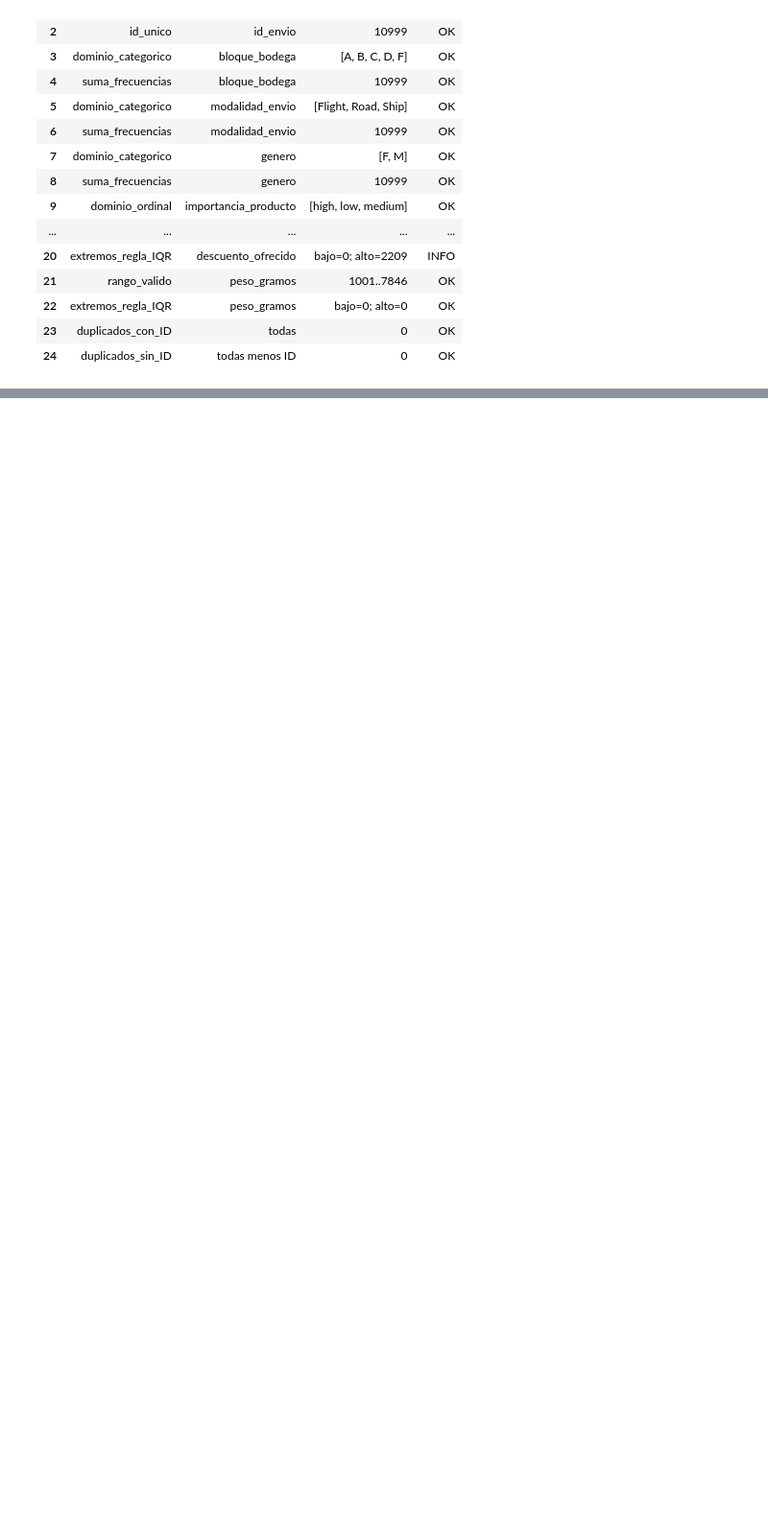
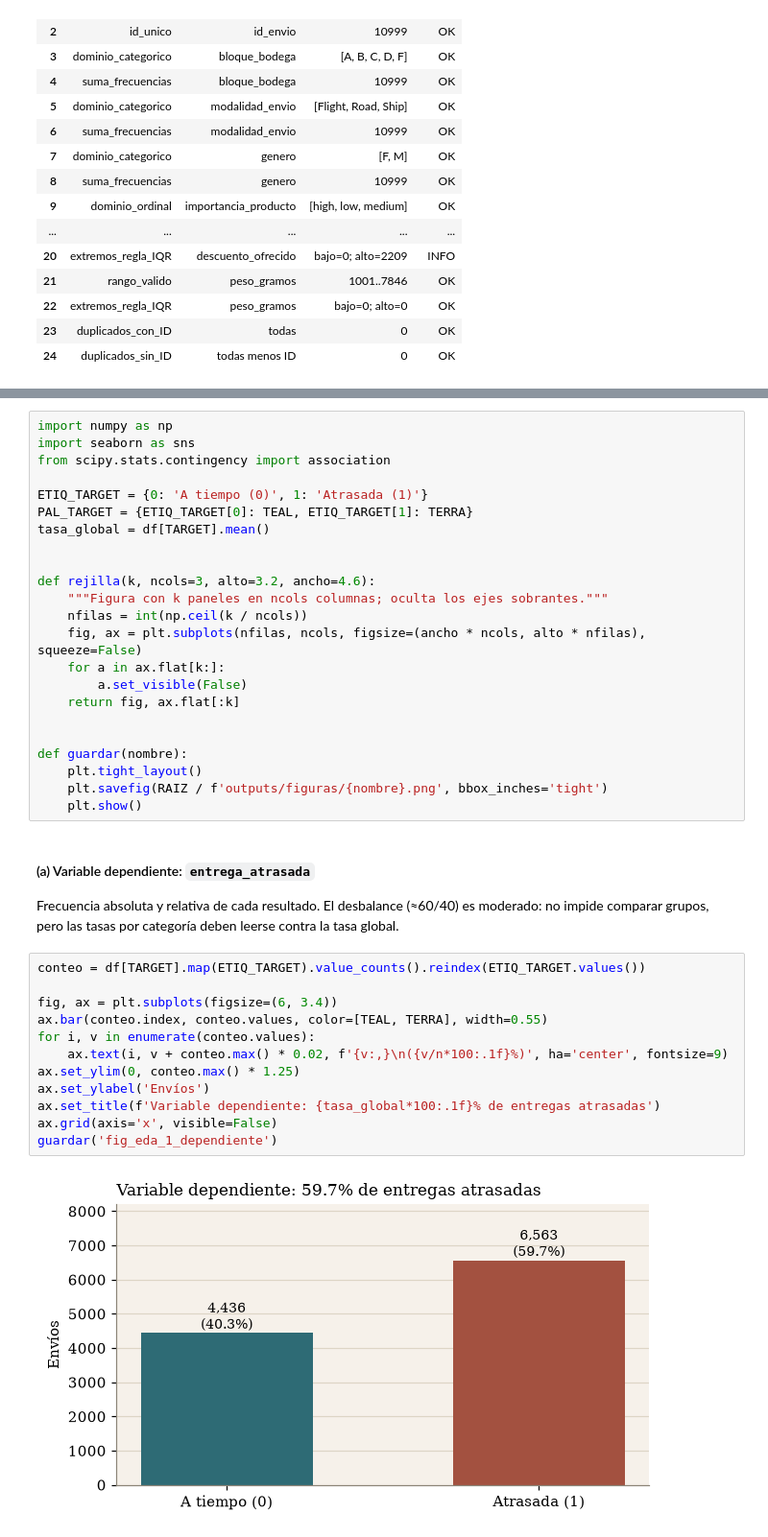
Before and after one commit to joserodriguezc/grupo_1_estadistica_computacional, a Jupyter notebook: notebooks/formativa_1.ipynb, the cells around one changed output, grey strips where cells are left out. Shown at 96% size. Drawn from its saved outputs; the diff is of its cells as text; blank space fills up the shorter version.

```diff
--- a/notebooks/formativa_1.ipynb
+++ b/notebooks/formativa_1.ipynb
@@ -347,0 +325,41 @@ calidad[['control', 'variable', 'observado', 'estado']]
+# %%
+import numpy as np
+import seaborn as sns
+from scipy.stats.contingency import association
+
+ETIQ_TARGET = {0: 'A tiempo (0)', 1: 'Atrasada (1)'}
+PAL_TARGET = {ETIQ_TARGET[0]: TEAL, ETIQ_TARGET[1]: TERRA}
+tasa_global = df[TARGET].mean()
+
+
+def rejilla(k, ncols=3, alto=3.2, ancho=4.6):
+    """Figura con k paneles en ncols columnas; oculta los ejes sobrantes."""
+    nfilas = int(np.ceil(k / ncols))
+    fig, ax = plt.subplots(nfilas, ncols, figsize=(ancho * ncols, alto * nfilas), squeeze=False)
+    for a in ax.flat[k:]:
+        a.set_visible(False)
+    return fig, ax.flat[:k]
+
+
+def guardar(nombre):
+    plt.tight_layout()
+    plt.savefig(RAIZ / f'outputs/figuras/{nombre}.png', bbox_inches='tight')
+    plt.show()
+# %% [markdown]
+#### (a) Variable dependiente: `entrega_atrasada`
+Frecuencia absoluta y relativa de cada resultado. El desbalance (≈60/40) es moderado: no impide comparar
+grupos, pero las tasas por categoría deben leerse contra la tasa global.
+# %%
+conteo = df[TARGET].map(ETIQ_TARGET).value_counts().reindex(ETIQ_TARGET.values())
+
+fig, ax = plt.subplots(figsize=(6, 3.4))
+ax.bar(conteo.index, conteo.values, color=[TEAL, TERRA], width=0.55)
+for i, v in enumerate(conteo.values):
+    ax.text(i, v + conteo.max() * 0.02, f'{v:,}\n({v/n*100:.1f}%)', ha='center', fontsize=9)
+ax.set_ylim(0, conteo.max() * 1.25)
+ax.set_ylabel('Envíos')
+ax.set_title(f'Variable dependiente: {tasa_global*100:.1f}% de entregas atrasadas')
+ax.grid(axis='x', visible=False)
+guardar('fig_eda_1_dependiente')
+# %% [output]
+[figure, added]
```
Also changed, not shown: parts of 33 cells of this notebook, 16 other files.
